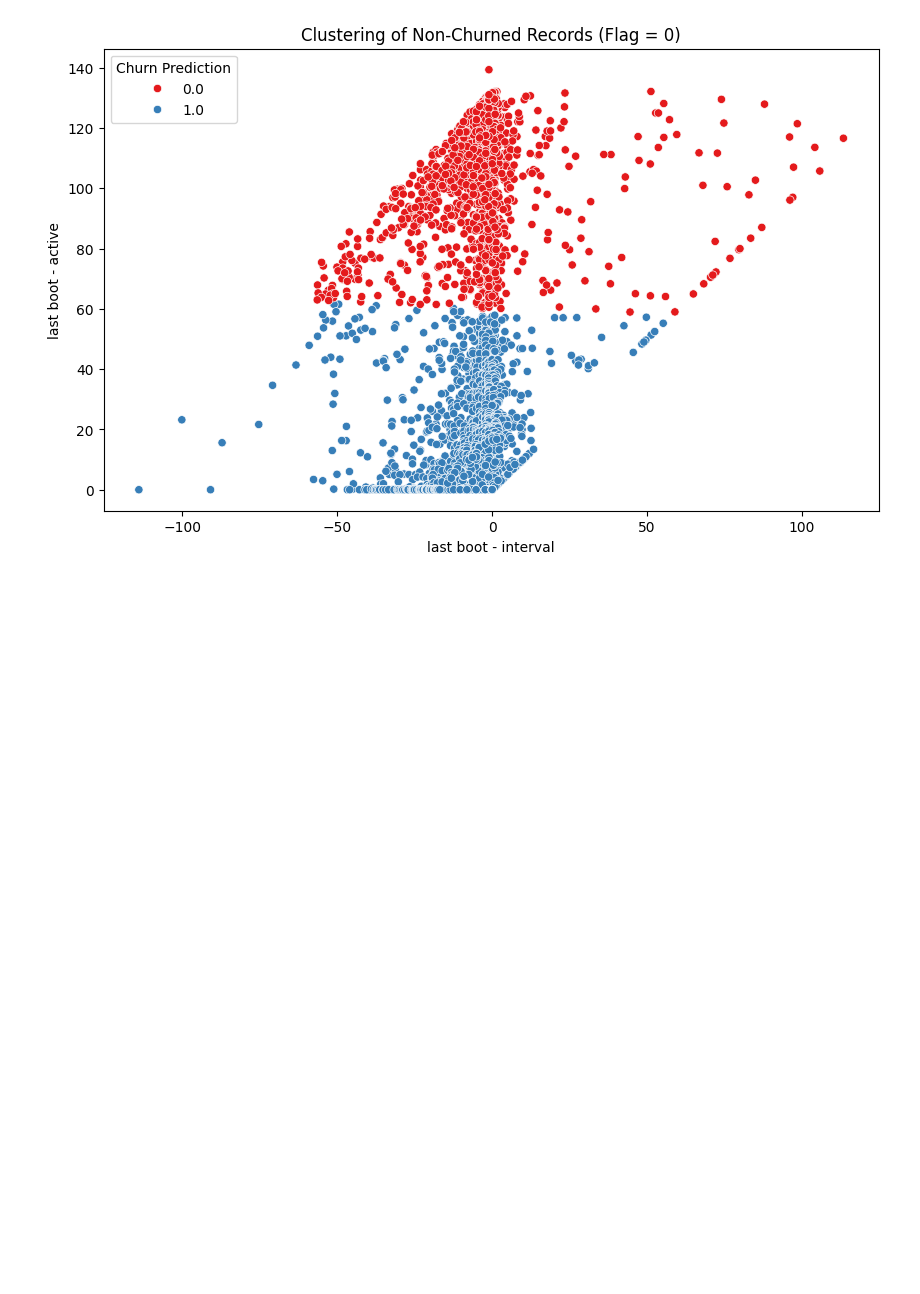
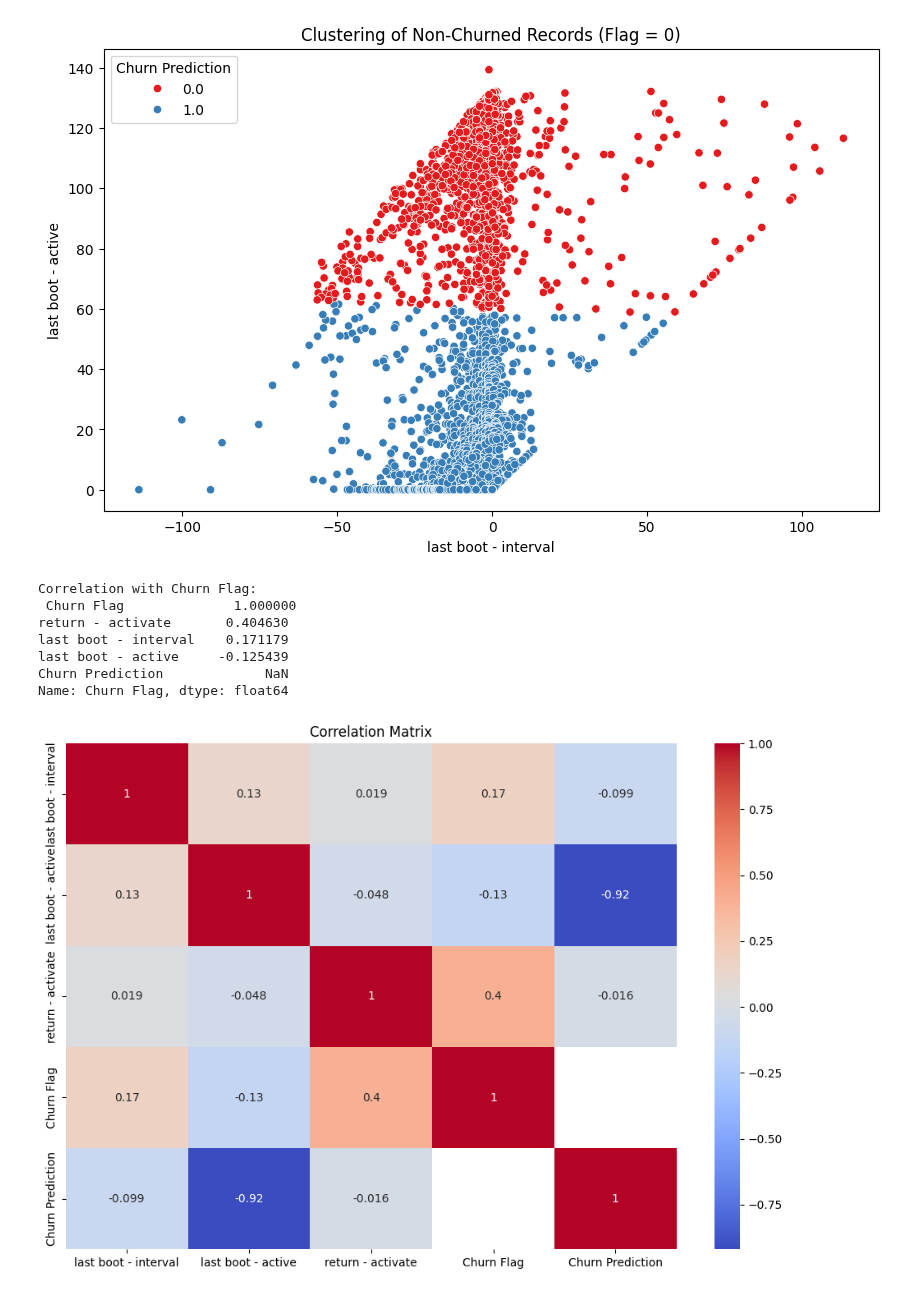
Before and after one commit to ACarrig/NUUMobile1, a Jupyter notebook: B_30_pro_data_analysis.ipynb, the cells around one changed output. Drawn from its saved outputs; the diff is of its cells as text; code cells hidden in the pictures; blank space fills up the shorter version.

```diff
--- a/B_30_pro_data_analysis.ipynb
+++ b/B_30_pro_data_analysis.ipynb
@@ -41,0 +84,3 @@ None
+# %%
+# Replace "No Data" with NaN
+b30_pro.replace("No Data", np.nan, inplace=True)
@@ -196,3 +237,24 @@ plt.title("Clustering of Non-Churned Records (Flag = 0)")
 plt.show()
 # %% [output]
 [figure]
+# %%
+# Analyze correlation between numeric features and 'Churn Flag'
+numeric_data = b30_pro.select_dtypes(include=['float64', 'int64'])
+corr_with_churn = numeric_data.corr()['Churn Flag'].sort_values(ascending=False)
+print("Correlation with Churn Flag:\n", corr_with_churn)
+
+# Visualize the correlation matrix
+corr_matrix = numeric_data.corr()
+plt.figure(figsize=(12, 8))
+sns.heatmap(corr_matrix, annot=True, cmap='coolwarm')
+plt.title('Correlation Matrix')
+plt.show()
+# %% [output]
+Correlation with Churn Flag:
+ Churn Flag              1.000000
+return - activate       0.404630
+last boot - interval    0.171179
+last boot - active     -0.125439
+Churn Prediction             NaN
+Name: Churn Flag, dtype: float64
+[figure, added]
```
Also changed, not shown: parts of 11 cells of this notebook.
